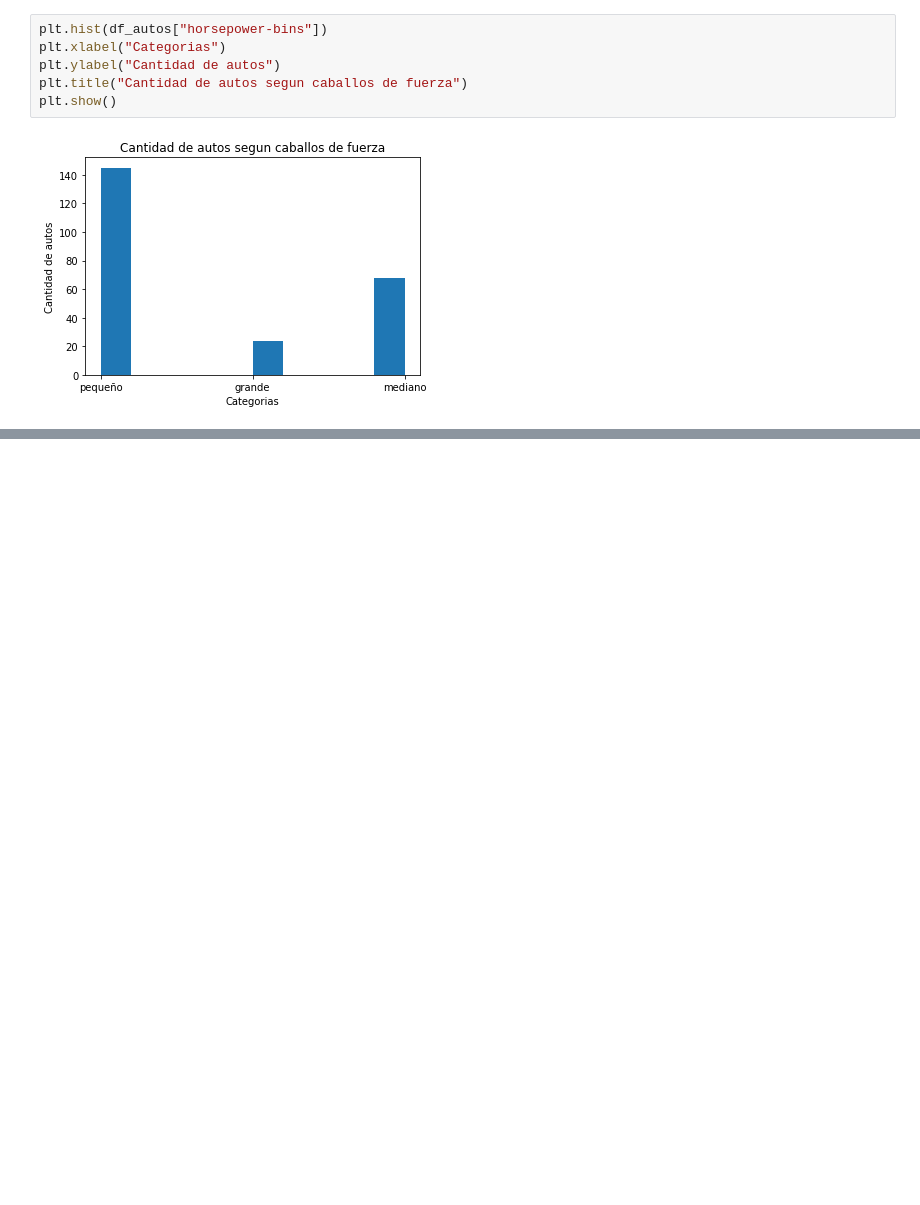
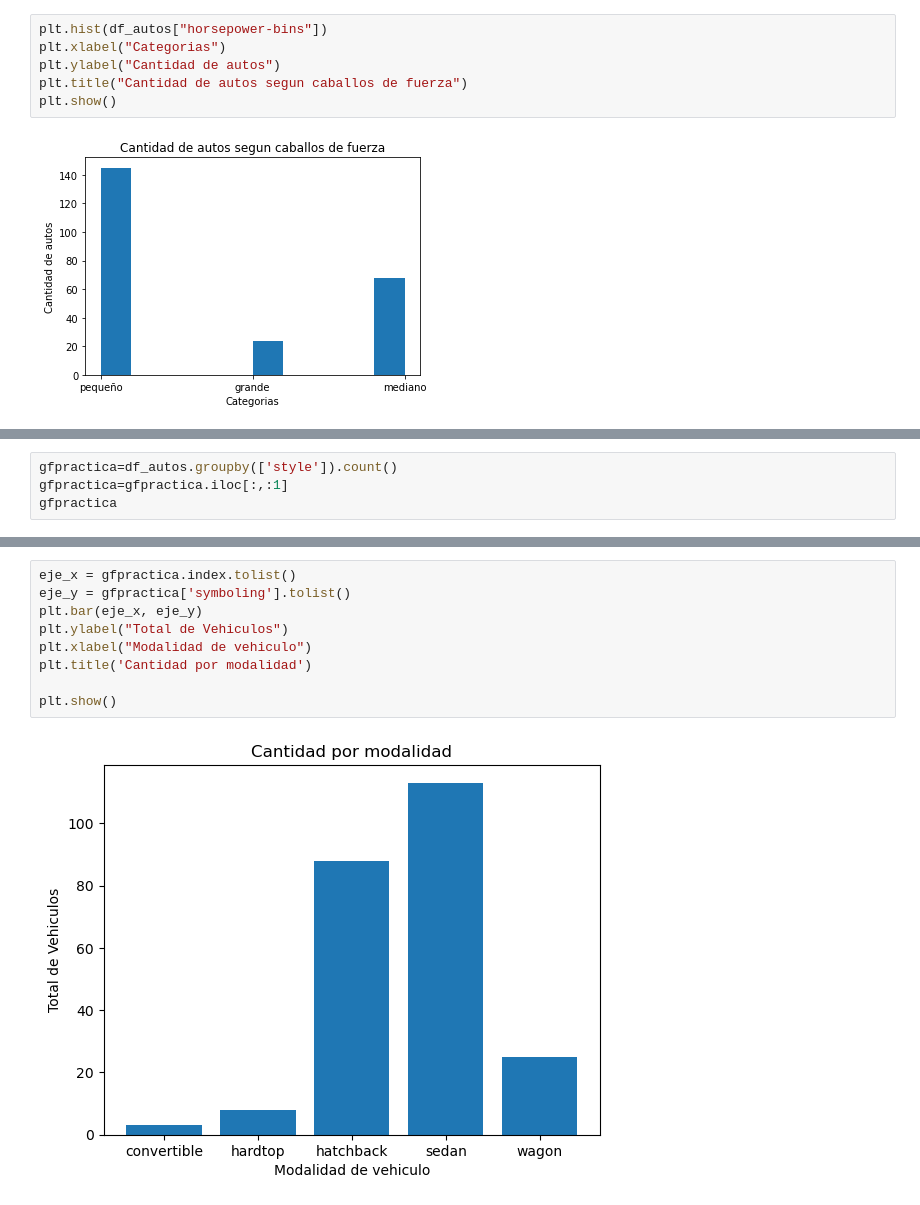
Before and after one commit to Joe13V/Analisis-Datos-CC, a Jupyter notebook: TRABAJO EN CLASE CONSOLIDADO.ipynb, the cells around one changed output, grey strips where cells are left out. Saved outputs shown, nothing was run; the diff lists cells and outputs as text; blank space fills up the shorter version.

```diff
--- a/TRABAJO EN CLASE CONSOLIDADO.ipynb
+++ b/TRABAJO EN CLASE CONSOLIDADO.ipynb
@@ -603,0 +769,4 @@ plt.show()
+# %%
+gfpractica=df_autos.groupby(['style']).count()
+gfpractica=gfpractica.iloc[:,:1]
+gfpractica
@@ -603,0 +781,11 @@ plt.show()
+# %%
+eje_x = gfpractica.index.tolist()
+eje_y = gfpractica['symboling'].tolist()
+plt.bar(eje_x, eje_y)
+plt.ylabel("Total de Vehiculos")
+plt.xlabel("Modalidad de vehiculo")
+plt.title('Cantidad por modalidad')
+
+plt.show()
+# %% [output]
+[figure, added]
```
Also changed, not shown: parts of 11 cells of this notebook.
